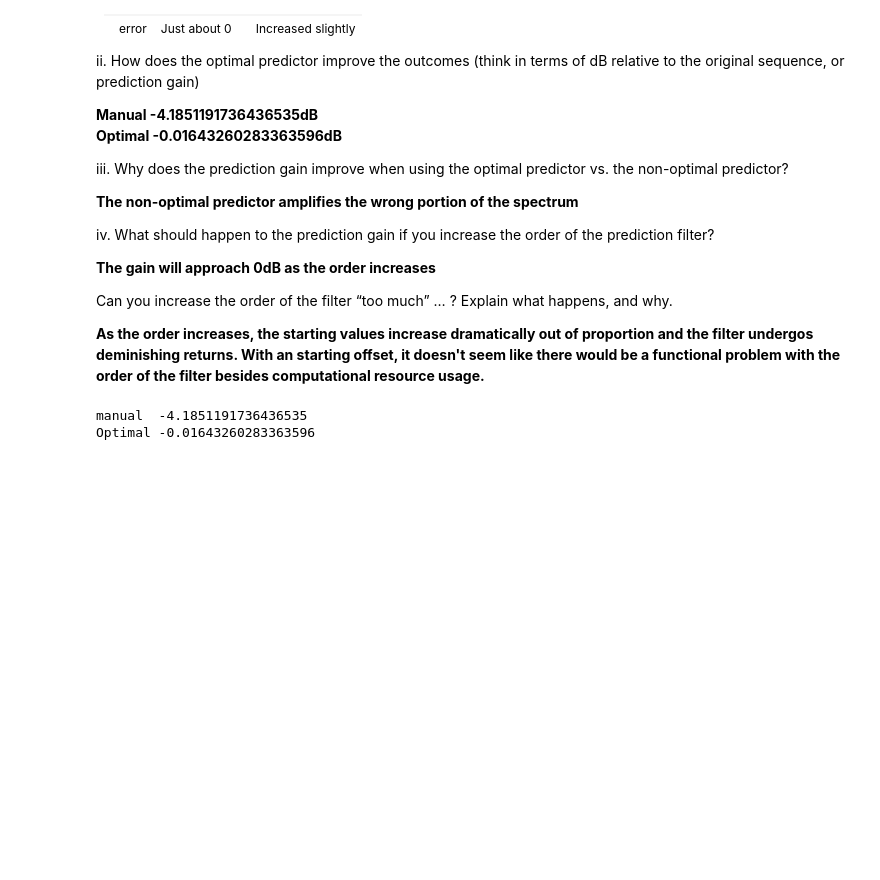
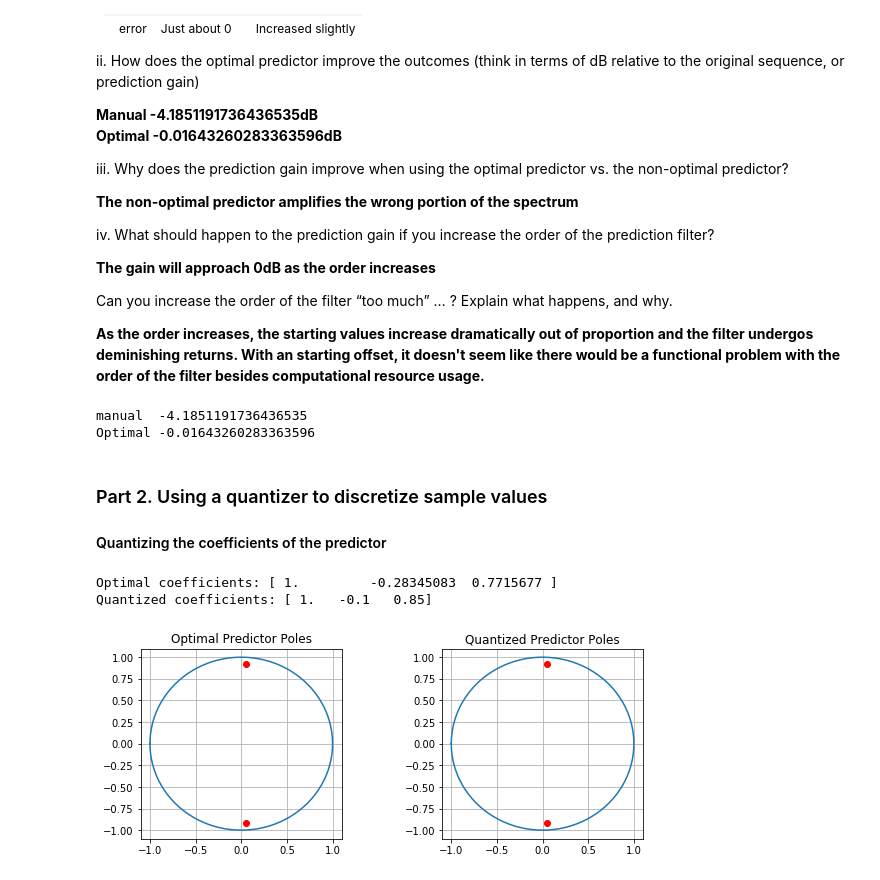
Before and after one commit to rthomp10/dsp, a Jupyter notebook: Prediction and Quantization.ipynb, the cells around one changed output. Drawn from its saved outputs; the diff is of its cells as text; code cells hidden in the pictures; blank space fills up the shorter version.

Commit message:
Added quantizer for the predictor

```diff
--- a/Prediction and Quantization.ipynb
+++ b/Prediction and Quantization.ipynb
@@ -32,6 +32,15 @@ def predict(signal, order):
     x_hat = x - perr
     print('Optimal coefficients: ' + str(numerator))
     return (x_hat, perr, numerator)
+
+def quantize(a):
+    for i in range(np.size(a)):
+        if(np.abs(a[i]) >= 0.0 and np.abs(a[i]) < 0.5):
+            a[i] = 0.10*np.sign(a[i])
+        if(np.abs(a[i]) >= 0.5 and a[i] < 1.0):
+            a[i] = 0.85*np.sign(a[i])
+    print('Quantized coefficients: ' + str(a))
+    return a
 # %% [markdown]
 ### Example Predictor
 # %%
@@ -249,3 +258,44 @@ print('Optimal '+str(dB(var_x_hat/var_x)))
 # %% [output]
 manual  -4.1851191736436535
 Optimal -0.01643260283363596
+# %% [markdown]
+### Part 2. Using a quantizer to discretize sample values
+#### Quantizing the coefficients of the predictor
+# %%
+n = np.arange(0,10)
+x = np.array([1.0,-1.0,0.0,2.0,1.0,-1.0,-2.0,0.0,1.0,0.0])
+
+
+# Optimal Coefficients
+x_hat, perr, a = predict(x,2)
+a_quantized = quantize(a)
+
+
+# Obtaining Poles and zeroes
+(zeroes_optimal, poles_optimal, k) = sps.tf2zpk(1,a)
+(zeroes_quantized, poles_quantized, k_quantized) = sps.tf2zpk(1,a_quantized)
+
+
+# Plot
+plt.figure('position', [9,3.5])
+plt.subplots_adjust(hspace = 0.5, wspace=0.5)
+
+plt.subplot(1,2,1)
+plt.title("Optimal Predictor Poles")
+theta = np.linspace(-np.pi,np.pi,201)
+plt.plot(np.cos(theta),np.sin(theta))
+plt.scatter(np.real(zeroes_optimal),np.imag(zeroes_optimal))
+plt.scatter(np.real(poles_optimal),np.imag(poles_optimal), color='r')
+plt.grid()
+
+plt.subplot(1,2,2)
+plt.title("Quantized Predictor Poles")
+theta = np.linspace(-np.pi,np.pi,201)
+plt.plot(np.cos(theta),np.sin(theta))
+plt.scatter(np.real(zeroes_quantized),np.imag(zeroes_quantized))
+plt.scatter(np.real(poles_quantized),np.imag(poles_quantized), color='r')
+plt.grid()
+# %% [output]
+Optimal coefficients: [ 1.         -0.28345083  0.7715677 ]
+Quantized coefficients: [ 1.   -0.1   0.85]
+[figure, added]
```
Also changed, not shown: parts of 1 cell of this notebook.
